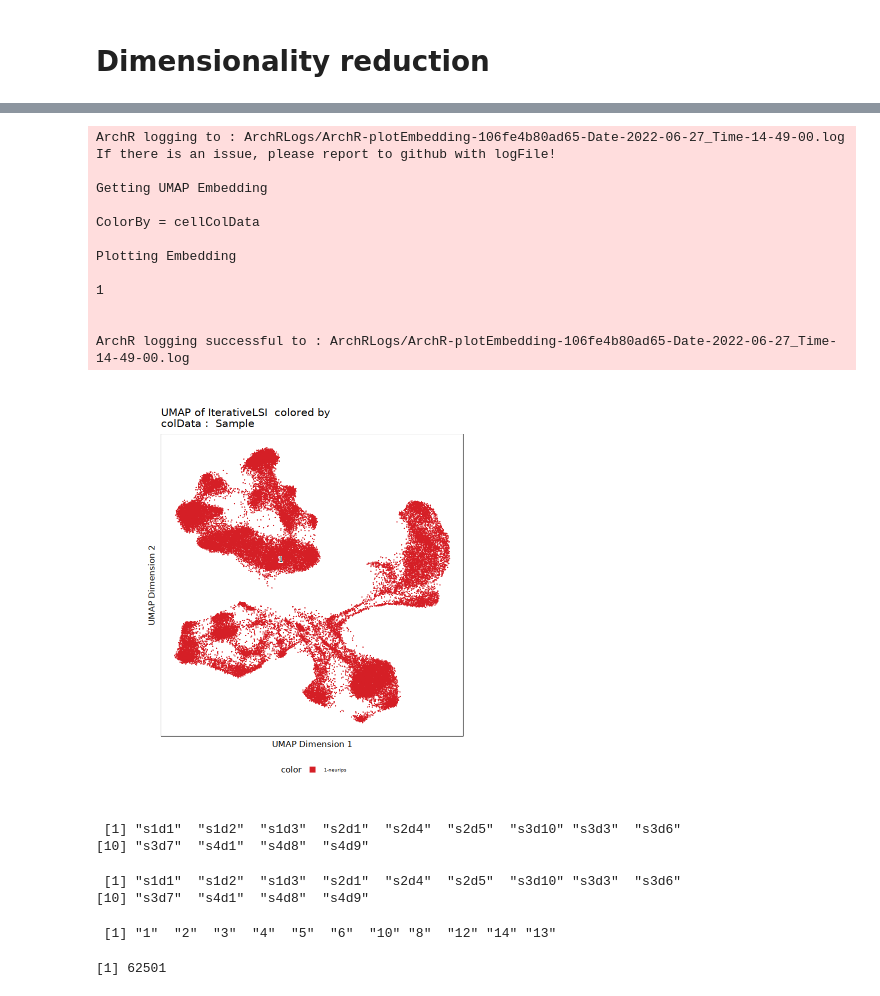
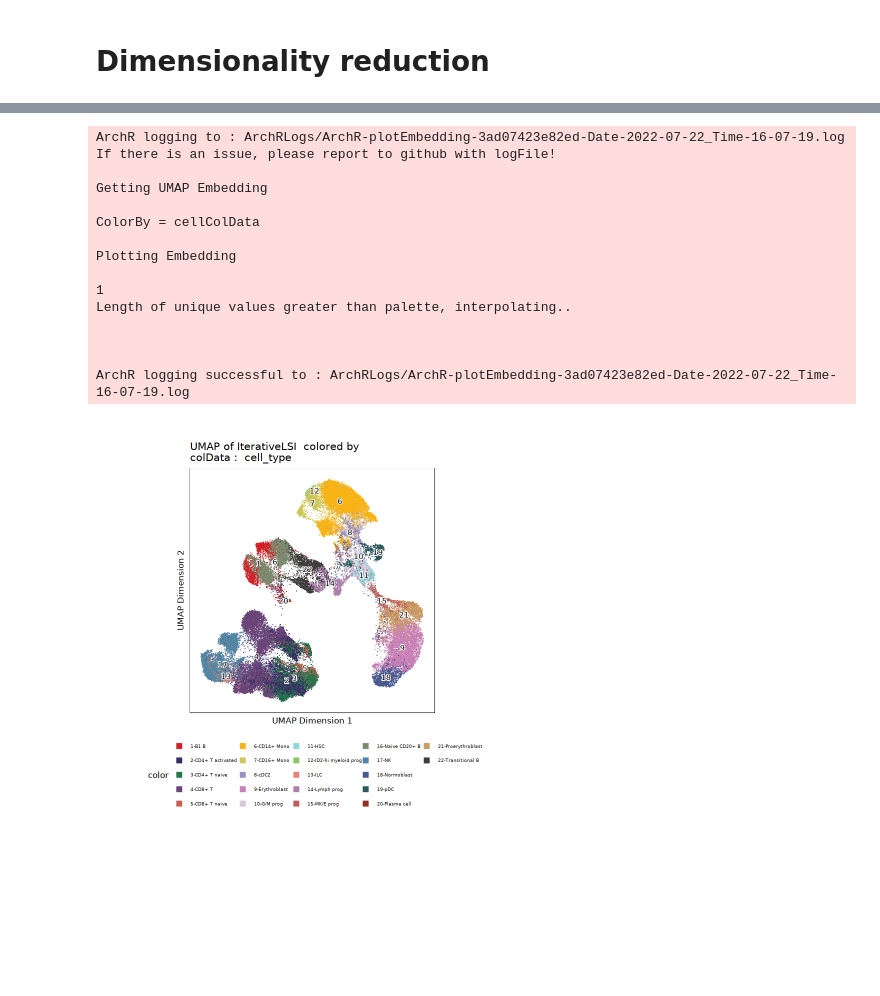
Before and after one commit to theislab/scatac_poisson_reproducibility, a Jupyter notebook: notebooks/archr_template.ipynb, the cells around one changed output, grey strips where cells are left out. Saved outputs shown, nothing was run; the diff lists cells and outputs as text; code cells hidden in the pictures; blank space fills up the shorter version.

```diff
--- a/notebooks/archr_template.ipynb
+++ b/notebooks/archr_template.ipynb
@@ -159,0 +117,4 @@ proj$barcodes = str_c(test2[['barcode']], test2[['sample.x']], sep='-')
+# %%
+metadata <- merge(metadata, mapping, by.x='V1', by.y='index', all=TRUE)
+# %%
+metadata <- merge(x=metadata, y=cellnames[,c('full_barcode', 'orig_barcode')], by.x='V1', by.y='orig_barcode')
@@ -159,0 +135,4 @@ proj$barcodes = str_c(test2[['barcode']], test2[['sample.x']], sep='-')
+# %%
+cellcoldata <- merge(cellcoldata, metadata, by='full_barcode', all.x=TRUE, sort = F)
+# %%
+proj <- addCellColData(proj, data=cellcoldata$cell_type, name='cell_type', cells = proj$cellNames, force=TRUE)
@@ -200,34 +238,22 @@ Warning message in sprintf(gettext(fmt, domain = domain), ...):
 Warning message:
 “invalid uid value replaced by that for user 'nobody'”
 # %%
-p1 <- plotEmbedding(ArchRProj = proj, embedding = "UMAP")
+p1 <- plotEmbedding(ArchRProj = proj, embedding = "UMAP", name='cell_type', colorBy="cellColData")
 p1
 # %% [output]
-ArchR logging to : ArchRLogs/ArchR-plotEmbedding-106fe4b80ad65-Date-2022-06-27_Time-14-49-00.log
+ArchR logging to : ArchRLogs/ArchR-plotEmbedding-3ad07423e82ed-Date-2022-07-22_Time-16-07-19.log
 If there is an issue, please report to github with logFile!
 
 Getting UMAP Embedding
 
 ColorBy = cellColData
 
 Plotting Embedding
 
 1
+Length of unique values greater than palette, interpolating..
 
 
-ArchR logging successful to : ArchRLogs/ArchR-plotEmbedding-106fe4b80ad65-Date-2022-06-27_Time-14-49-00.log
+
+ArchR logging successful to : ArchRLogs/ArchR-plotEmbedding-3ad07423e82ed-Date-2022-07-22_Time-16-07-19.log
-[figure, old version]
+[figure, new version]
-# %%
-unique(metadata[['batch']])
-# %% [output]
- [1] "s1d1"  "s1d2"  "s1d3"  "s2d1"  "s2d4"  "s2d5"  "s3d10" "s3d3"  "s3d6"
-[10] "s3d7"  "s4d1"  "s4d8"  "s4d9"
-# %%
-unique(metadata[['batch']])
-# %% [output]
- [1] "s1d1"  "s1d2"  "s1d3"  "s2d1"  "s2d4"  "s2d5"  "s3d10" "s3d3"  "s3d6"
-[10] "s3d7"  "s4d1"  "s4d8"  "s4d9"
-# %%
-unique(cellnames[,2])
-# %% [output]
- [1] "1"  "2"  "3"  "4"  "5"  "6"  "10" "8"  "12" "14" "13"
@@ -236,4 +259,0 @@ metadata[['barcodes']] <- str_c(cellnames[['barcode']], cellnames[['sample']], s
-# %%
-nrow(metadata)
-# %% [output]
-[1] 62501
```
Also changed, not shown: parts of 60 cells of this notebook, 6 other files.
